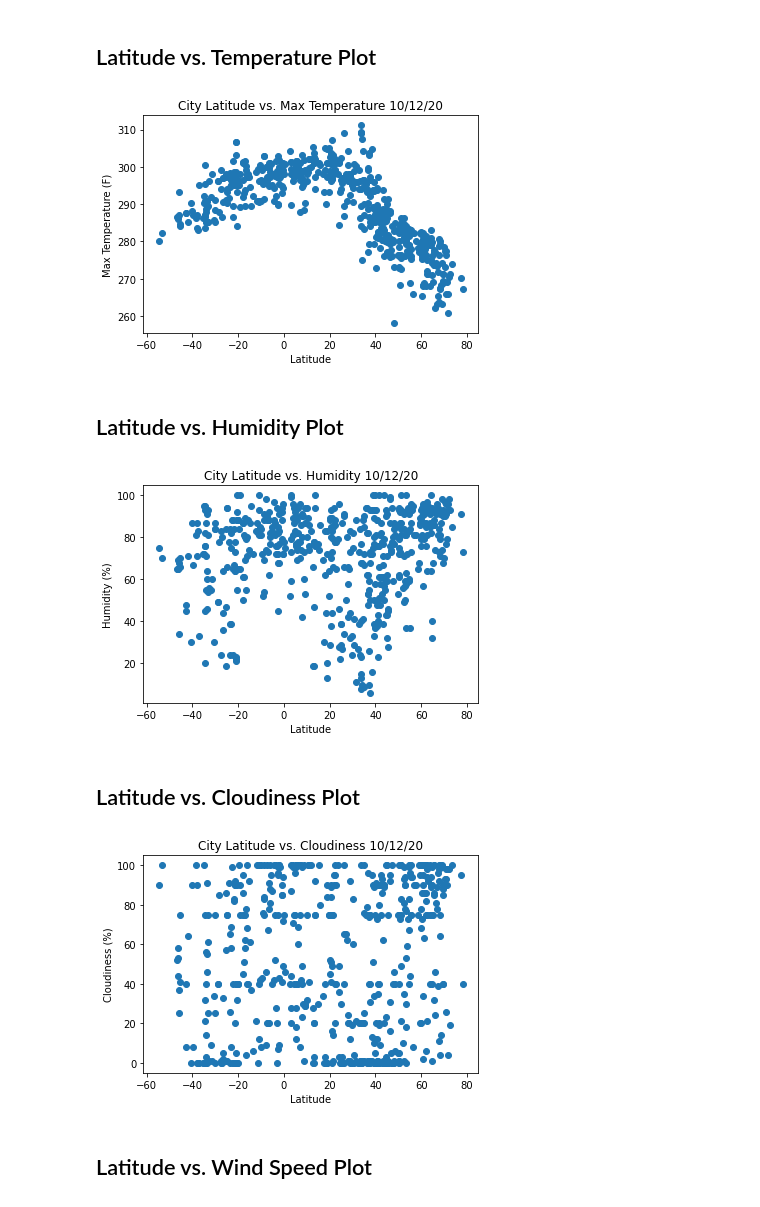
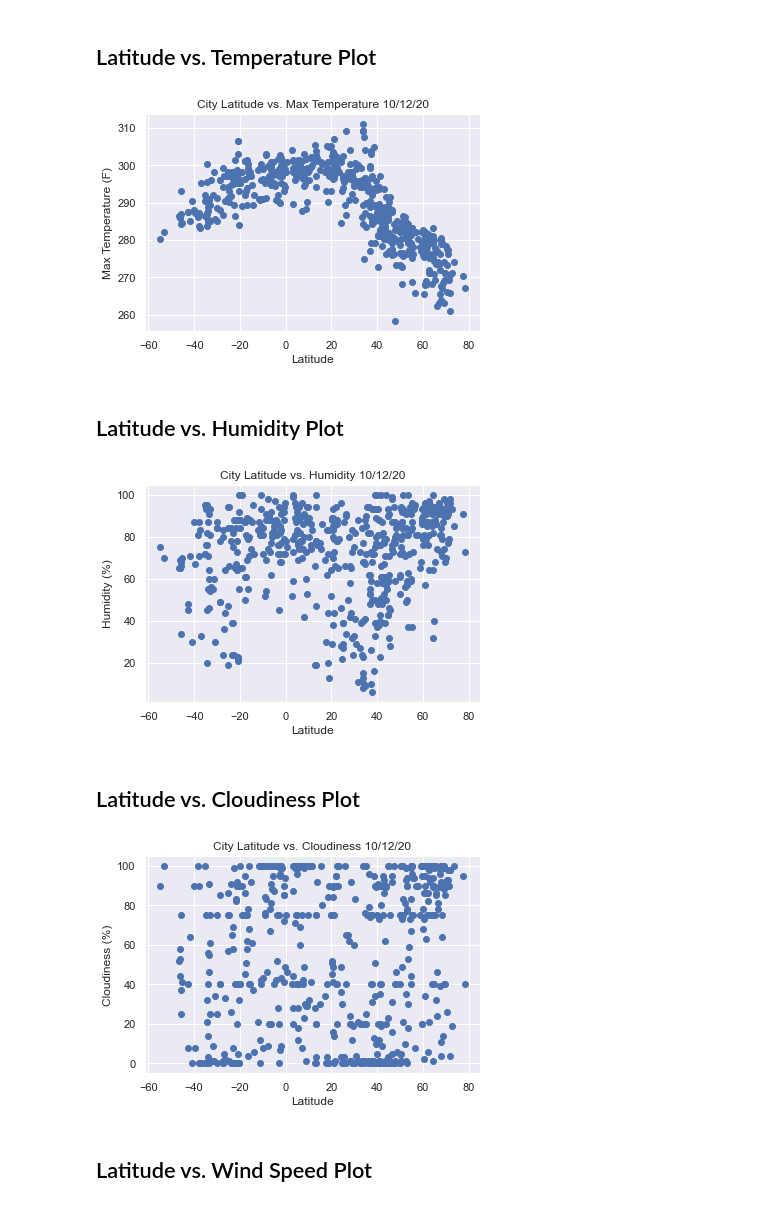
Before and after one commit to dkuchan415/OpenWeatherMapAPI_Analysis, a Jupyter notebook: WeatherPy/WeatherPy.ipynb, the cells around one changed output. Cells and saved outputs as stored; diff of their text form; code cells hidden in the pictures.

Commit message:
Added seaborns and additional correlation graphs

```diff
--- a/WeatherPy/WeatherPy.ipynb
+++ b/WeatherPy/WeatherPy.ipynb
@@ -195,16 +197,19 @@ Int64Index([], dtype='int64')
 ## Latitude vs. Temperature Plot
 # %%
 # Create a Scatter Plot for Latitute vs. max temp
+
+sns.set()
+
 latitude_values = cities_df['Lat']
 maxtemp_values = cities_df["Max Temp"]
 plt.scatter(latitude_values, maxtemp_values)
 plt.xlabel('Latitude')
 plt.ylabel('Max Temperature (F)')
 plt.title('City Latitude vs. Max Temperature 10/12/20')
 plt.savefig('lat_v_temp.png')
 plt.show()
 # %% [output]
-[figure, old version]
+[figure, new version]
 # %% [markdown]
 ## Latitude vs. Humidity Plot
 # %%
@@ -216,7 +221,7 @@ plt.title('City Latitude vs. Humidity 10/12/20')
 plt.savefig('lat_v_humidity.png')
 plt.show()
 # %% [output]
-[figure, old version]
+[figure, new version]
 # %% [markdown]
 ## Latitude vs. Cloudiness Plot
 # %%
@@ -228,7 +233,7 @@ plt.title('City Latitude vs. Cloudiness 10/12/20')
 plt.savefig('lat_v_cloudiness.png')
 plt.show()
 # %% [output]
-[figure, old version]
+[figure, new version]
 # %% [markdown]
 ## Latitude vs. Wind Speed Plot
 # %%
```
Also changed, not shown: parts of 9 cells of this notebook, 4 other files.
